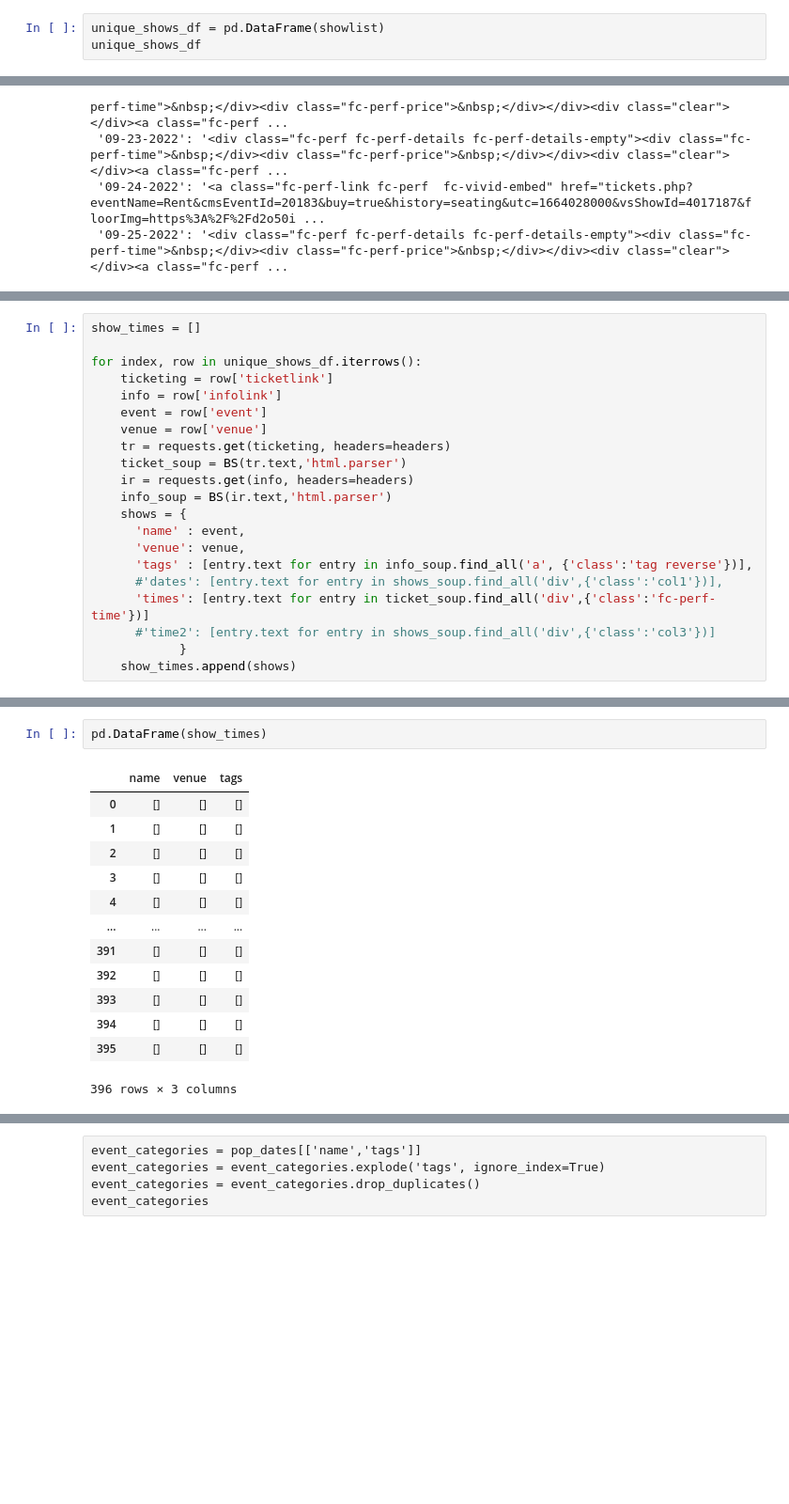
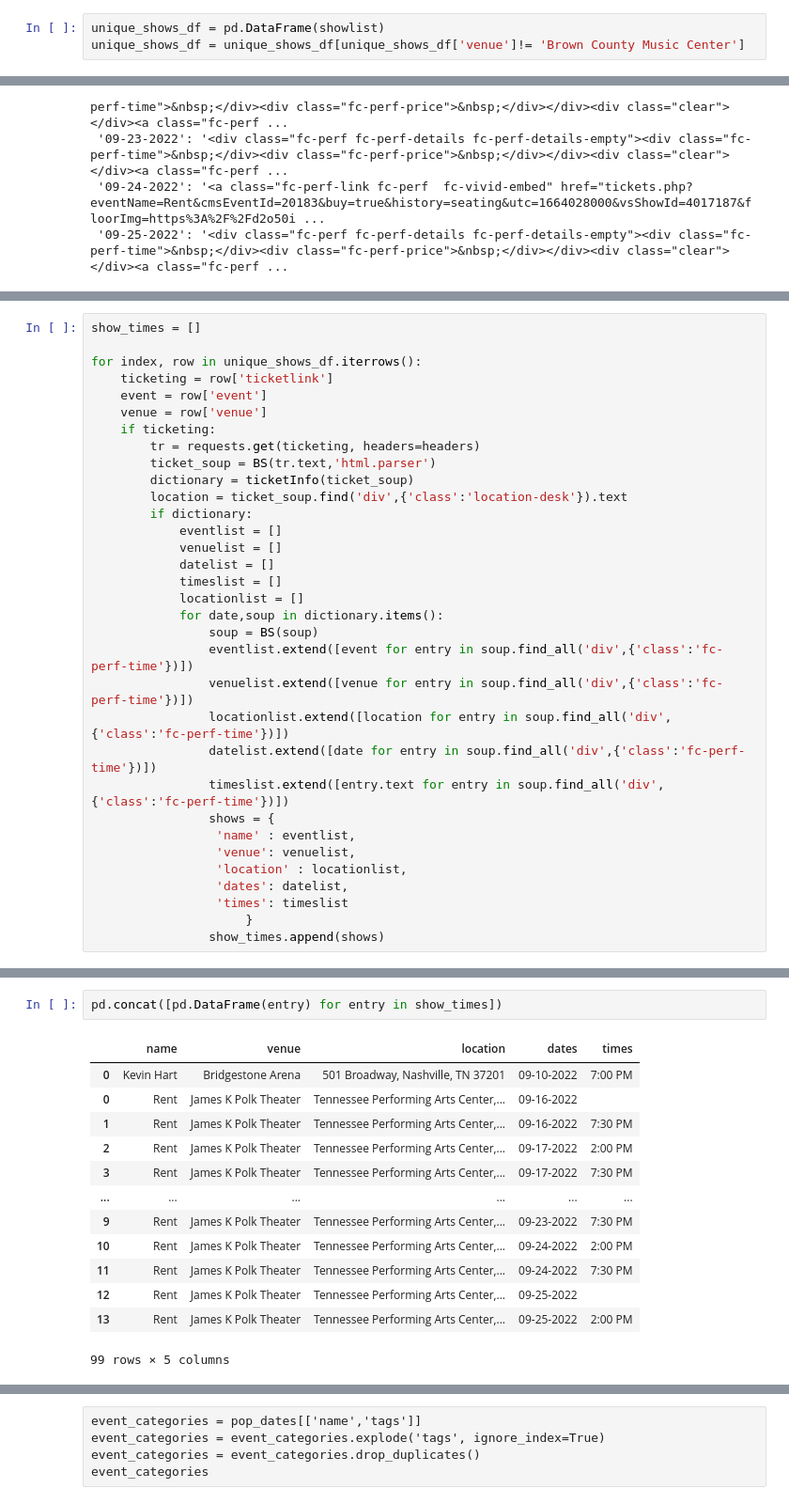
Before and after one commit to michaelcnorman/DDA7-Capstone-Michael, a Jupyter notebook: notebooks/Webscraping events.ipynb, the cells around one changed output, grey strips where cells are left out. Shown at 94% size. Drawn from its saved outputs; the diff is of its cells as text; blank space fills up the shorter version.

Commit message:
so close to finished. Added new list comprehencsions in loop with added defined functions to search for book tickets

```diff
--- a/notebooks/Webscraping events.ipynb
+++ b/notebooks/Webscraping events.ipynb
@@ -464,4 +471,4 @@ showlist
   'infolink': None}]
 # %%
 unique_shows_df = pd.DataFrame(showlist)
-unique_shows_df
+unique_shows_df = unique_shows_df[unique_shows_df['venue']!= 'Brown County Music Center']
@@ -575,20 +606,32 @@ show_times = []
 
 for index, row in unique_shows_df.iterrows():
     ticketing = row['ticketlink']
-    info = row['infolink']
     event = row['event']
     venue = row['venue']
-    tr = requests.get(ticketing, headers=headers)
-    ticket_soup = BS(tr.text,'html.parser')
-    ir = requests.get(info, headers=headers)
-    info_soup = BS(ir.text,'html.parser')
-    shows = {
-      'name' : event,
-      'venue': venue,
-      'tags' : [entry.text for entry in info_soup.find_all('a', {'class':'tag reverse'})],
-      #'dates': [entry.text for entry in shows_soup.find_all('div',{'class':'col1'})],
-      'times': [entry.text for entry in ticket_soup.find_all('div',{'class':'fc-perf-time'})]
-      #'time2': [entry.text for entry in shows_soup.find_all('div',{'class':'col3'})]
-            }
-    show_times.append(shows)
+    if ticketing:
+        tr = requests.get(ticketing, headers=headers)
+        ticket_soup = BS(tr.text,'html.parser')
+        dictionary = ticketInfo(ticket_soup)
+        location = ticket_soup.find('div',{'class':'location-desk'}).text
+        if dictionary:
+            eventlist = []
+            venuelist = []
+            datelist = []
+            timeslist = []
+            locationlist = []
+            for date,soup in dictionary.items():
+                soup = BS(soup)
+                eventlist.extend([event for entry in soup.find_all('div',{'class':'fc-perf-time'})])
+                venuelist.extend([venue for entry in soup.find_all('div',{'class':'fc-perf-time'})])
+                locationlist.extend([location for entry in soup.find_all('div',{'class':'fc-perf-time'})])
+                datelist.extend([date for entry in soup.find_all('div',{'class':'fc-perf-time'})])
+                timeslist.extend([entry.text for entry in soup.find_all('div',{'class':'fc-perf-time'})])
+                shows = {
+                 'name' : eventlist,
+                 'venue': venuelist,
+                 'location' : locationlist,
+                 'dates': datelist,
+                 'times': timeslist
+                     }
+                show_times.append(shows)
 # %% [output]
@@ -596,18 +643,18 @@ MissingSchema: Invalid URL 'None': No scheme supplied. Perhaps you meant http://
 # %%
-pd.DataFrame(show_times)
+pd.concat([pd.DataFrame(entry) for entry in show_times])
 # %% [output]
-|  | name | venue | tags |
-| 0 | [] | [] | [] |
-| 1 | [] | [] | [] |
-| 2 | [] | [] | [] |
-| 3 | [] | [] | [] |
-| 4 | [] | [] | [] |
-| ... | ... | ... | ... |
-| 391 | [] | [] | [] |
-| 392 | [] | [] | [] |
-| 393 | [] | [] | [] |
-| 394 | [] | [] | [] |
-| 395 | [] | [] | [] |
+|  | name | venue | location | dates | times |
+| 0 | Kevin Hart | Bridgestone Arena | 501 Broadway, Nashville, TN 37201 | 09-10-2022 | 7:00 PM |
+| 0 | Rent | James K Polk Theater | Tennessee Performing Arts Center,... | 09-16-2022 |  |
+| 1 | Rent | James K Polk Theater | Tennessee Performing Arts Center,... | 09-16-2022 | 7:30 PM |
+| 2 | Rent | James K Polk Theater | Tennessee Performing Arts Center,... | 09-17-2022 | 2:00 PM |
+| 3 | Rent | James K Polk Theater | Tennessee Performing Arts Center,... | 09-17-2022 | 7:30 PM |
+| ... | ... | ... | ... | ... | ... |
+| 9 | Rent | James K Polk Theater | Tennessee Performing Arts Center,... | 09-23-2022 | 7:30 PM |
+| 10 | Rent | James K Polk Theater | Tennessee Performing Arts Center,... | 09-24-2022 | 2:00 PM |
+| 11 | Rent | James K Polk Theater | Tennessee Performing Arts Center,... | 09-24-2022 | 7:30 PM |
+| 12 | Rent | James K Polk Theater | Tennessee Performing Arts Center,... | 09-25-2022 |  |
+| 13 | Rent | James K Polk Theater | Tennessee Performing Arts Center,... | 09-25-2022 | 2:00 PM |
-396 rows × 3 columns
+99 rows × 5 columns
 # %%
 rent_soup.find('script')
```
Also changed, not shown: parts of 26 cells of this notebook, 2 other files.
